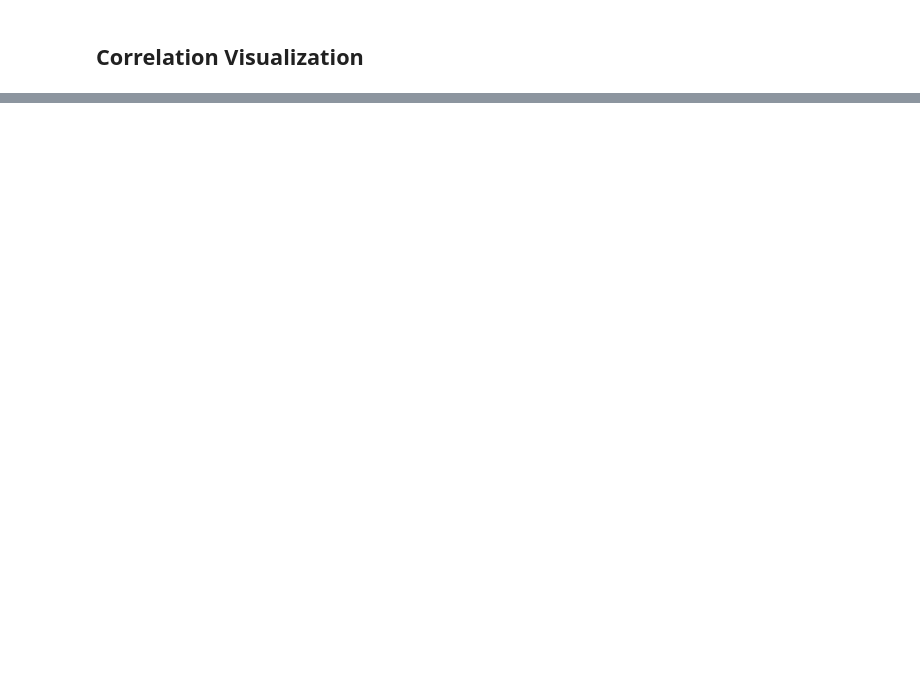
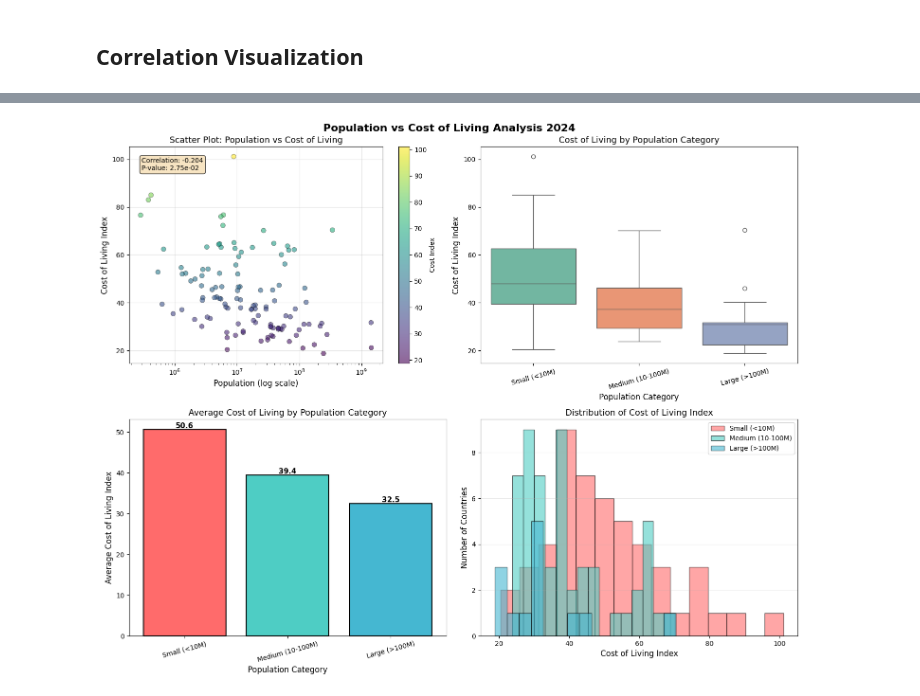
Before and after one commit to Jigs1121/IS-477-Project, a Jupyter notebook: Analysis.ipynb, the cells around one changed output, grey strips where cells are left out. Saved outputs shown, nothing was run; the diff lists cells and outputs as text; code cells hidden in the pictures; blank space fills up the shorter version.

```diff
--- a/Analysis.ipynb
+++ b/Analysis.ipynb
@@ -148,0 +130,91 @@ plt.show()
+# %%
+correlation, p_value = stats.pearsonr(df_merged['Population 2024'],
+                                       df_merged['Cost of Living Index'])
+
+def categorize_population(pop):
+    if pop < 10_000_000:
+        return 'Small (<10M)'
+    elif pop < 100_000_000:
+        return 'Medium (10-100M)'
+    else:
+        return 'Large (>100M)'
+
+df_merged['Population Category'] = df_merged['Population 2024'].apply(categorize_population)
+
+fig, axes = plt.subplots(2, 2, figsize=(15, 12))
+fig.suptitle('Population vs Cost of Living Analysis 2024', fontsize=16, fontweight='bold')
+
+ax1 = axes[0, 0]
+scatter = ax1.scatter(df_merged['Population 2024'],
+                     df_merged['Cost of Living Index'],
+                     alpha=0.6, s=50, c=df_merged['Cost of Living Index'],
+                     cmap='viridis', edgecolors='black', linewidth=0.5)
+ax1.set_xscale('log')
+ax1.set_xlabel('Population (log scale)', fontsize=12)
+ax1.set_ylabel('Cost of Living Index', fontsize=12)
+ax1.set_title('Scatter Plot: Population vs Cost of Living', fontsize=13)
+ax1.grid(True, alpha=0.3)
+plt.colorbar(scatter, ax=ax1, label='Cost Index')
+
+ax1.text(0.05, 0.95, f'Correlation: {correlation:.3f}\nP-value: {p_value:.2e}',
+         transform=ax1.transAxes, verticalalignment='top',
+         bbox=dict(boxstyle='round', facecolor='wheat', alpha=0.8))
+
+ax2 = axes[0, 1]
+category_order = ['Small (<10M)', 'Medium (10-100M)', 'Large (>100M)']
+df_merged['Population Category'] = pd.Categorical(df_merged['Population Category'],
+                                                   categories=category_order,
+                                                   ordered=True)
+sns.boxplot(data=df_merged, x='Population Category', y='Cost of Living Index',
+            hue='Population Category', ax=ax2, palette='Set2', legend=False)
+ax2.set_xlabel('Population Category', fontsize=12)
+ax2.set_ylabel('Cost of Living Index', fontsize=12)
+ax2.set_title('Cost of Living by Population Category', fontsize=13)
+ax2.tick_params(axis='x', rotation=15)
+
+ax3 = axes[1, 0]
+category_means = df_merged.groupby('Population Category', observed=False)['Cost of Living Index'].mean()
+colors = ['#ff6b6b', '#4ecdc4', '#45b7d1']
+bars = ax3.bar(category_means.index, category_means.values, color=colors, edgecolor='black', linewidth=1.5)
+ax3.set_xlabel('Population Category', fontsize=12)
+ax3.set_ylabel('Average Cost of Living Index', fontsize=12)
+ax3.set_title('Average Cost of Living by Population Category', fontsize=13)
+ax3.tick_params(axis='x', rotation=15)
+
+for bar in bars:
+    height = bar.get_height()
+    ax3.text(bar.get_x() + bar.get_width()/2., height,
+             f'{height:.1f}',
+             ha='center', va='bottom', fontsize=11, fontweight='bold')
+
+ax4 = axes[1, 1]
+for category, color in zip(category_order, colors):
+    data = df_merged[df_merged['Population Category'] == category]['Cost of Living Index']
+    ax4.hist(data, bins=15, alpha=0.6, label=category, color=color, edgecolor='black')
+ax4.set_xlabel('Cost of Living Index', fontsize=12)
+ax4.set_ylabel('Number of Countries', fontsize=12)
+ax4.set_title('Distribution of Cost of Living Index', fontsize=13)
+ax4.legend()
+ax4.grid(True, alpha=0.3, axis='y')
+
+plt.tight_layout()
+plt.savefig('population_cost_analysis.png', dpi=300, bbox_inches='tight')
+print("\nVisualization saved as 'population_cost_analysis.png'")
+plt.show()
+
+print("\nLinear Regression Analysis:")
+slope, intercept, r_value, p_value_reg, std_err = stats.linregress(
+    df_merged['Population 2024'],
+    df_merged['Cost of Living Index']
+)
+print(f"Slope: {slope:.2e}")
+print(f"Intercept: {intercept:.2f}")
+print(f"R-squared: {r_value**2:.4f}")
+print(f"Standard Error: {std_err:.2e}")
+print(f"P-value: {p_value_reg:.4e}")
+
+print("\n" + "="*80)
+print(f"Average cost: Small={category_means['Small (<10M)']:.1f}, "
+      f"Medium={category_means['Medium (10-100M)']:.1f}, "
+      f"Large={category_means['Large (>100M)']:.1f}")
+# %% [output]
@@ -148,0 +222 @@ plt.show()
+[figure, added]
```
Also changed, not shown: parts of 8 cells of this notebook, 1 other file.
